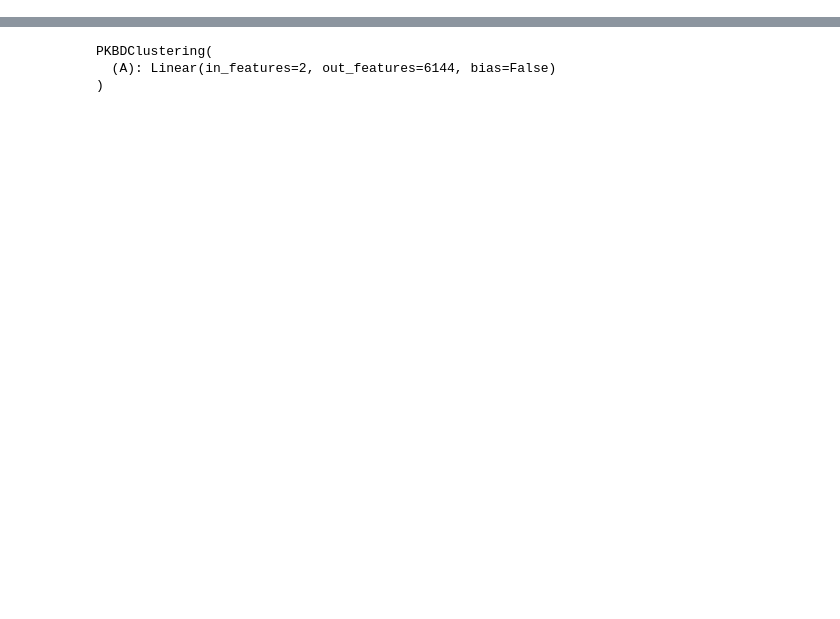
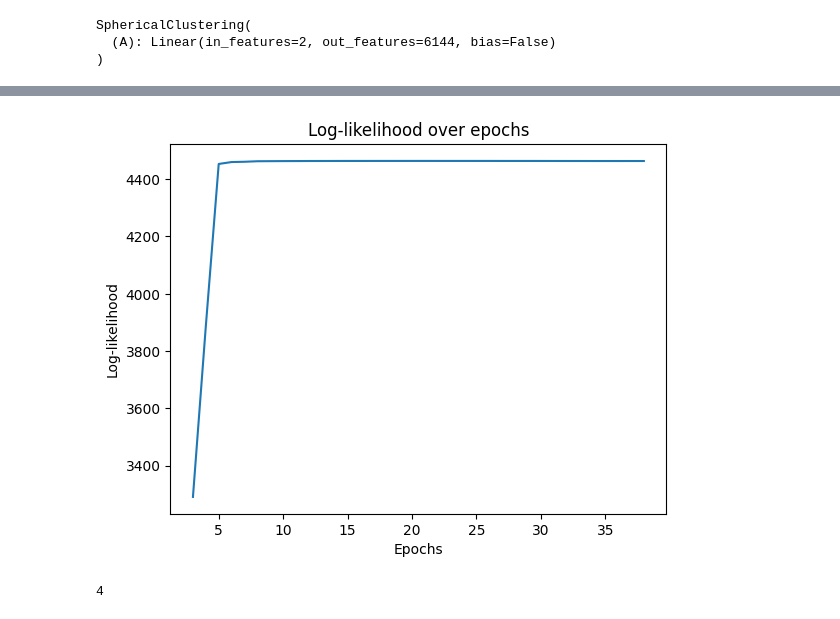
Before and after one commit to lsablica/Spheroids, a Jupyter notebook: src/spheroids/develop.ipynb, the cells around one changed output, grey strips where cells are left out. Saved outputs shown, nothing was run; the diff lists cells and outputs as text; code cells hidden in the pictures; blank space fills up the shorter version.

```diff
--- a/src/spheroids/develop.ipynb
+++ b/src/spheroids/develop.ipynb
@@ -105,0 +193,17 @@ class PKBDClustering(nn.Module):
+# %%
+#device = 'cuda' if torch.cuda.is_available() else 'cpu'
+device = "cpu"
+N, C, d, K = 100, 2, 1024, 6  # Example dimensions
+X = torch.randn(N, C)  # Covariates NxC
+Y = torch.randn(N, d)  # Response Nxd
+Y = Y / torch.norm(Y, dim=1, keepdim=True)  # Normalize Y
+
+model = SphericalClustering(num_covariates=C, response_dim=d, num_clusters=K, device=device)
+model.to(device)  # Move the entire model to the device
+# %% [output]
+SphericalClustering(
+  (A): Linear(in_features=2, out_features=6144, bias=False)
+)
+# %%
+loglikkkks = model.fit(X, Y, num_epochs=200, num_inner_steps=40, lr=1e-2)
+# %% [output]
@@ -106,2 +227,7 @@ class PKBDClustering(nn.Module):
+[figure, added]
+# %%
+model.active_components
+# %% [output]
+4
 # %%
 # Main EM loop
@@ -136,14 +288,0 @@ def train_em_model(X, Y, model, num_epochs=100, num_inner_steps=10, lr=1e-3):
-# %%
-#device = 'cuda' if torch.cuda.is_available() else 'cpu'
-device = "cpu"
-N, C, d, K = 100, 2, 1024, 6  # Example dimensions
-X = torch.randn(N, C)  # Covariates NxC
-Y = torch.randn(N, d)  # Response Nxd
-Y = Y / torch.norm(Y, dim=1, keepdim=True)  # Normalize Y
-
-model = PKBDClustering(num_covariates=C, response_dim=d, num_clusters=K, device=device)
-model.to(device)  # Move the entire model to the device
-# %% [output]
-PKBDClustering(
-  (A): Linear(in_features=2, out_features=6144, bias=False)
-)
```
Also changed, not shown: parts of 7 cells of this notebook, 1 other file.
